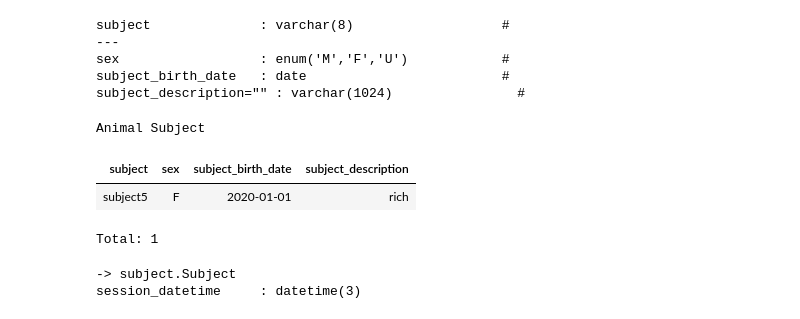
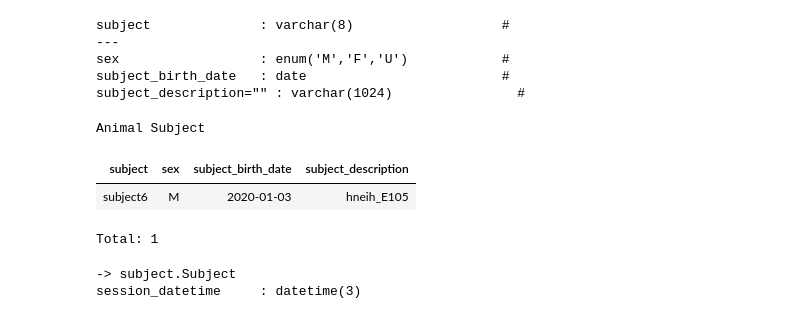
Before and after one commit to datajoint/element-deeplabcut, a Jupyter notebook: notebooks/03-Process.ipynb, the cells around one changed output. Saved outputs shown, nothing was run; the diff lists cells and outputs as text; code cells hidden in the pictures.

```diff
--- a/notebooks/03-Process.ipynb
+++ b/notebooks/03-Process.ipynb
@@ -39,10 +41,10 @@ subject.Subject.insert1(dict(subject='subject6',
                              subject_description='hneih_E105'))
 # %%
-subject.Subject & "subject='subject5'"
+subject.Subject & "subject='subject6'"
 # %% [output]
 Animal Subject
 | subject | sex | subject_birth_date | subject_description |
-| subject5 | F | 2020-01-01 | rich |
+| subject6 | M | 2020-01-03 | hneih_E105 |
 Total: 1
 # %%
 session.Session.describe();
```
Also changed, not shown: parts of 8 cells of this notebook, 8 other files.
